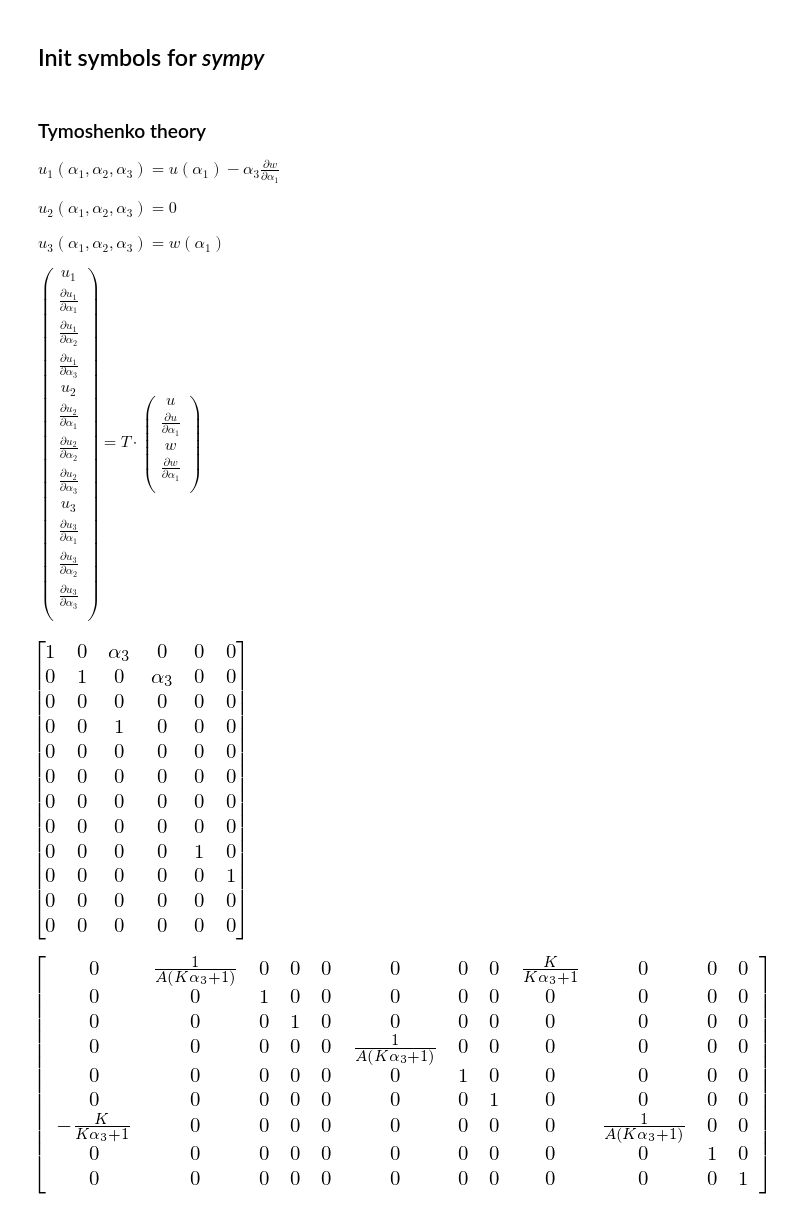
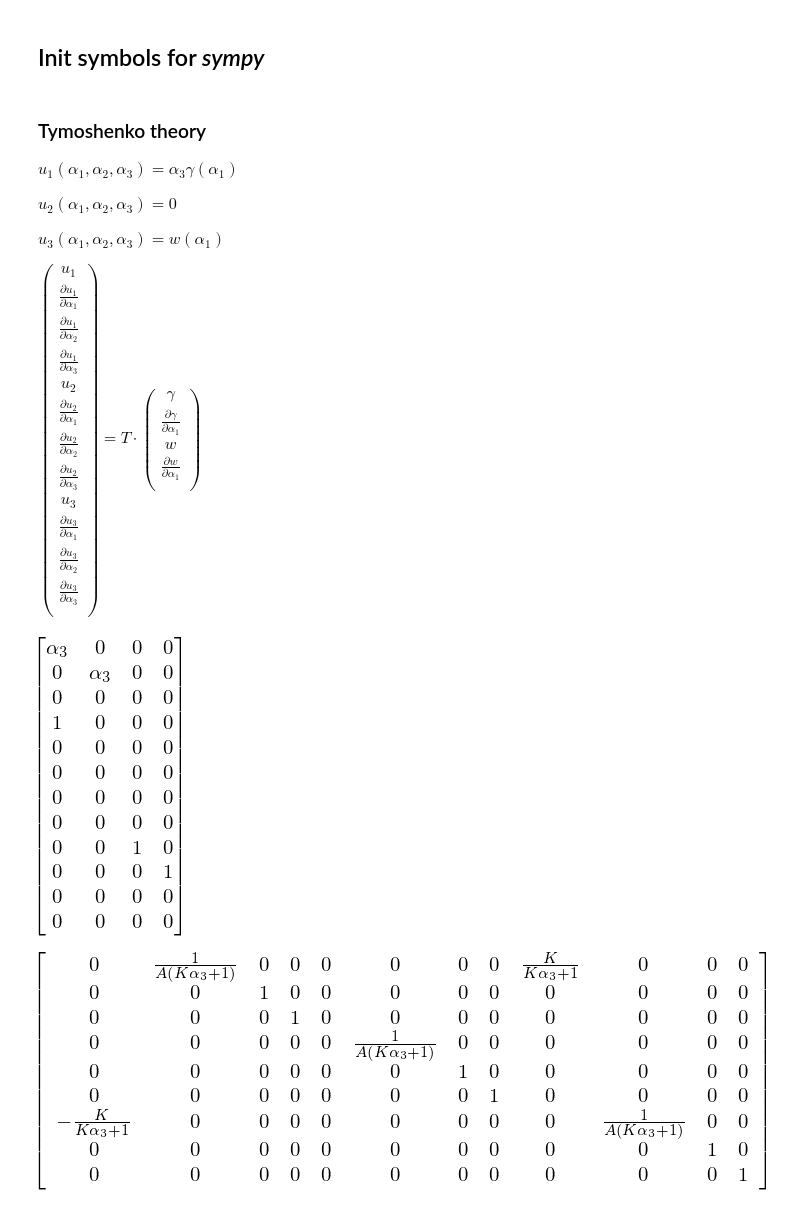
Before and after one commit to tarashor/vibrations, a Jupyter notebook: py/notebooks/LinearSolShellsKirchhoffLoveFEM.ipynb, the cells around one changed output. Cells and saved outputs as stored; diff of their text form; code cells hidden in the pictures.

```diff
--- a/py/notebooks/LinearSolShellsKirchhoffLoveFEM.ipynb
+++ b/py/notebooks/LinearSolShellsKirchhoffLoveFEM.ipynb
@@ -32,7 +32,7 @@ A,K,rho = symbols("A K rho")
 # %% [markdown]
 ### Tymoshenko theory
 
-$u_1 \left( \alpha_1, \alpha_2, \alpha_3 \right)=u\left( \alpha_1 \right)-\alpha_3 \frac { \partial w } { \partial \alpha_1} $
+$u_1 \left( \alpha_1, \alpha_2, \alpha_3 \right)=\alpha_3 \gamma\left( \alpha_1 \right) $
 
 $u_2 \left( \alpha_1, \alpha_2, \alpha_3 \right)=0 $
 
@@ -56,25 +56,23 @@ u_3 \\
 \right) = T \cdot
 \left(
 \begin{array}{c}
-u \\
-\frac { \partial u } { \partial \alpha_1} \\
+\gamma \\
+\frac { \partial \gamma } { \partial \alpha_1} \\
 w \\
 \frac { \partial w } { \partial \alpha_1} \\
 \end{array}
 \right) $
 # %%
 T=zeros(12,4)
-T[0,0]=1
-T[0,3]=-alpha3
-T[1,1]=1
-T[1,3]=alpha3
-T[3,2]=1
+T[0,0]=alpha3
+T[1,1]=alpha3
+T[3,0]=1
 
-T[8,4]=1
-T[9,5]=1
+T[8,2]=1
+T[9,3]=1
 T
 # %% [output]
-[figure, old version]
+[figure, new version]
 # %%
 B=Matrix([[0, 1/(A*(K*alpha3 + 1)), 0, 0, 0, 0, 0, 0, K/(K*alpha3 + 1), 0, 0, 0], [0, 0, 1, 0, 0, 0, 0, 0, 0, 0, 0, 0], [0, 0, 0, 1, 0, 0, 0, 0, 0, 0, 0, 0], [0, 0, 0, 0, 0, 1/(A*(K*alpha3 + 1)), 0, 0, 0, 0, 0, 0], [0, 0, 0, 0, 0, 0, 1, 0, 0, 0, 0, 0], [0, 0, 0, 0, 0, 0, 0, 1, 0, 0, 0, 0], [-K/(K*alpha3 + 1), 0, 0, 0, 0, 0, 0, 0, 0, 1/(A*(K*alpha3 + 1)), 0, 0], [0, 0, 0, 0, 0, 0, 0, 0, 0, 0, 1, 0], [0, 0, 0, 0, 0, 0, 0, 0, 0, 0, 0, 1]])
 B
```
Also changed, not shown: parts of 9 cells of this notebook, 8 other files.
